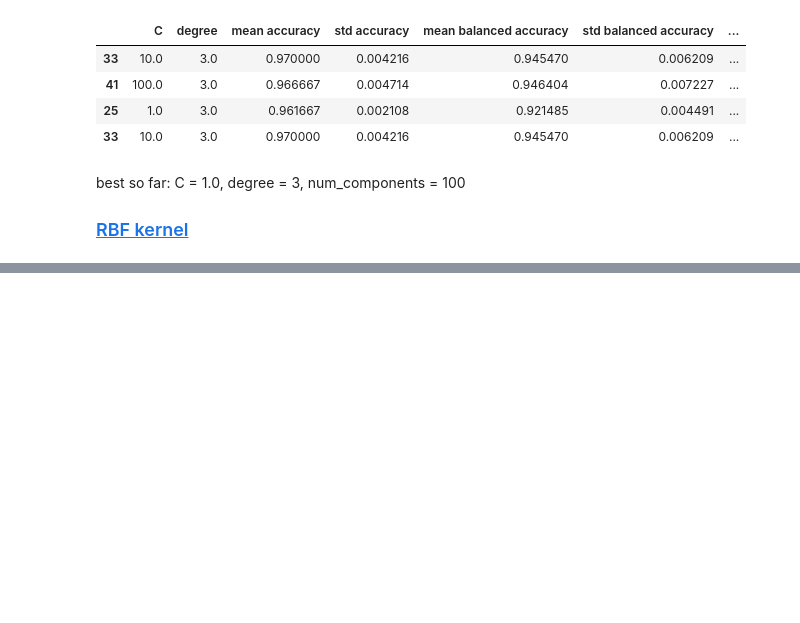
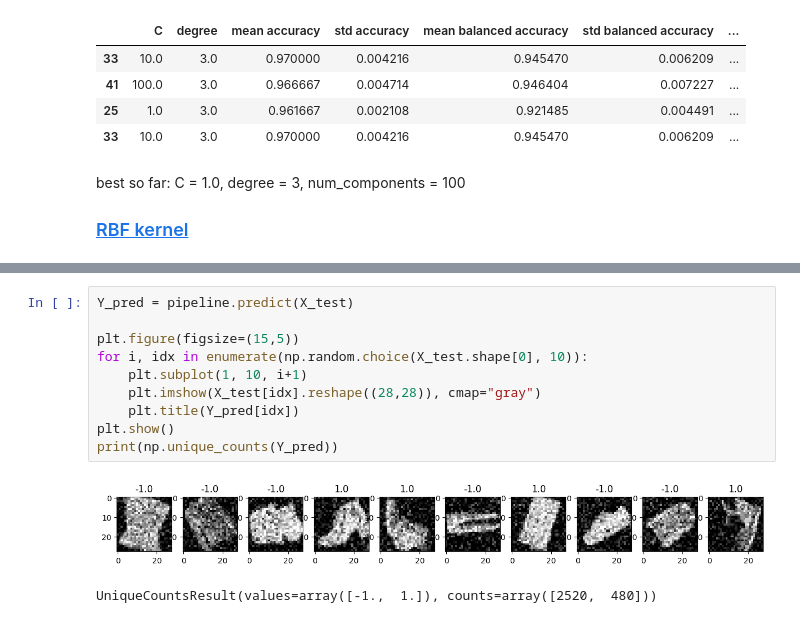
Before and after one commit to gblawrence03/CS909-materials, a Jupyter notebook: 2025/A1/assignment.ipynb, the cells around one changed output, grey strips where cells are left out. Saved outputs shown, nothing was run; the diff lists cells and outputs as text; blank space fills up the shorter version.

```diff
--- a/2025/A1/assignment.ipynb
+++ b/2025/A1/assignment.ipynb
@@ -723,0 +778,13 @@ df.iloc[df[['mean accuracy', 'mean balanced accuracy', 'mean roc auc', 'mean ave
+# %%
+Y_pred = pipeline.predict(X_test)
+
+plt.figure(figsize=(15,5))
+for i, idx in enumerate(np.random.choice(X_test.shape[0], 10)):
+    plt.subplot(1, 10, i+1)
+    plt.imshow(X_test[idx].reshape((28,28)), cmap="gray")
+    plt.title(Y_pred[idx])
+plt.show()
+print(np.unique_counts(Y_pred))
+# %% [output]
+[figure, added]
+UniqueCountsResult(values=array([-1.,  1.]), counts=array([2520,  480]))
```
Also changed, not shown: parts of 35 cells of this notebook, 1 other file.
